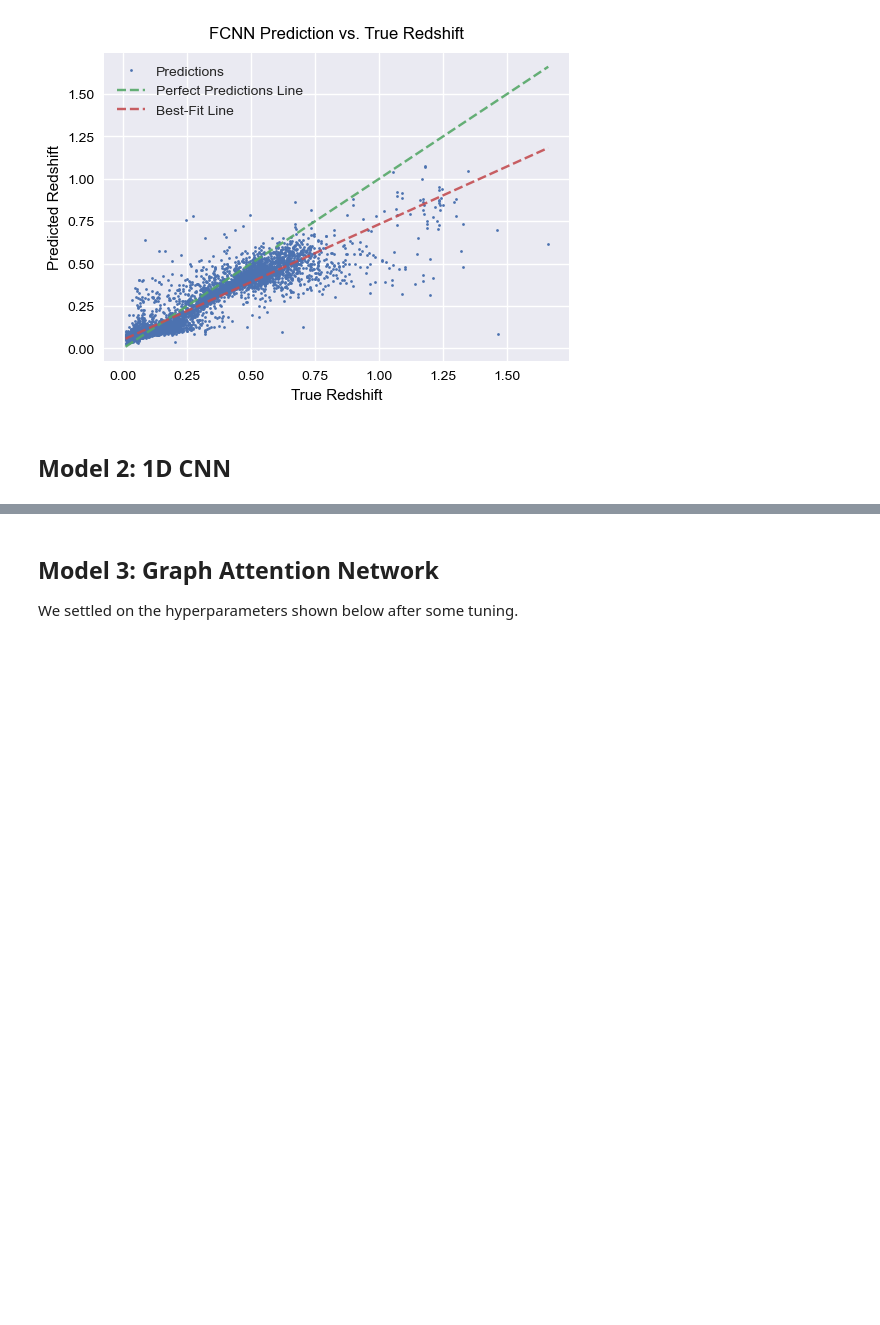
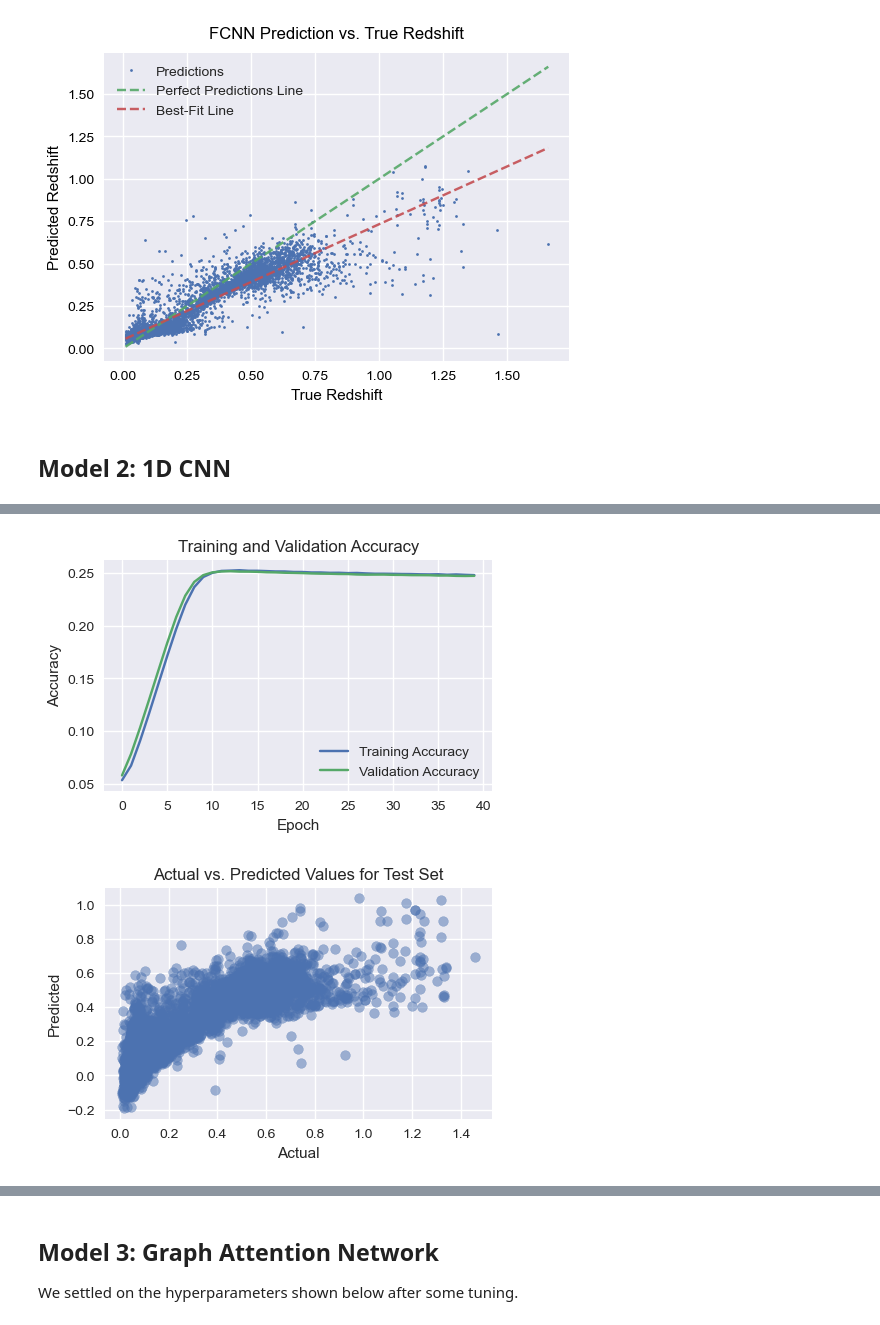
Before and after one commit to baron-de-montblanc/PHYS2550-Final-Project, a Jupyter notebook: workbook.ipynb, the cells around one changed output, grey strips where cells are left out. Drawn from its saved outputs; the diff is of its cells as text; code cells hidden in the pictures; blank space fills up the shorter version.

```diff
--- a/workbook.ipynb
+++ b/workbook.ipynb
@@ -274,8 +265,0 @@ Epoch 20: Train Loss: 0.0117, Train Acc: -0.0941, Val Loss: 0.0113, Val Acc: -0.
-# %%
-# How does the model perform on unseen data?
-
-model = Simple1DCNN(num_features=len(features), num_classes=1)
-model.eval()
-test_loss, test_acc = test1D(model, device, test_loader, criterion, acc_metric)
-print(f"Final test loss: {test_loss:.4f}\t Final test acc: {test_acc:.4f}"
-        )
@@ -289,0 +272,31 @@ plot_loss(loss_list, val_loss_list)
+# %%
+# Plot training and validation accuracy curves
+plt.figure(figsize=(5, 3))
+plt.plot(acc_list, label='Training Accuracy')
+plt.plot(val_acc_list, label='Validation Accuracy')
+plt.xlabel('Epoch')
+plt.ylabel('Accuracy')
+plt.title('Training and Validation Accuracy')
+plt.legend()
+plt.show()
+
+# Plot actual vs. predicted values for the test set
+model.eval()
+with torch.no_grad():
+    predictions = []
+    targets = []
+    for inputs, labels in test_loader:
+        inputs, labels = inputs.to(device), labels.to(device)
+        outputs = model(inputs)
+        predictions.extend(outputs.cpu().numpy())
+        targets.extend(labels.cpu().numpy())
+
+plt.figure(figsize=(5, 3))
+plt.scatter(targets, predictions, alpha=0.5)
+plt.xlabel('Actual')
+plt.ylabel('Predicted')
+plt.title('Actual vs. Predicted Values for Test Set')
+plt.show()
+# %% [output]
+[figure, added]
+[figure, added]
```
Also changed, not shown: parts of 6 cells of this notebook, 1 other file.
